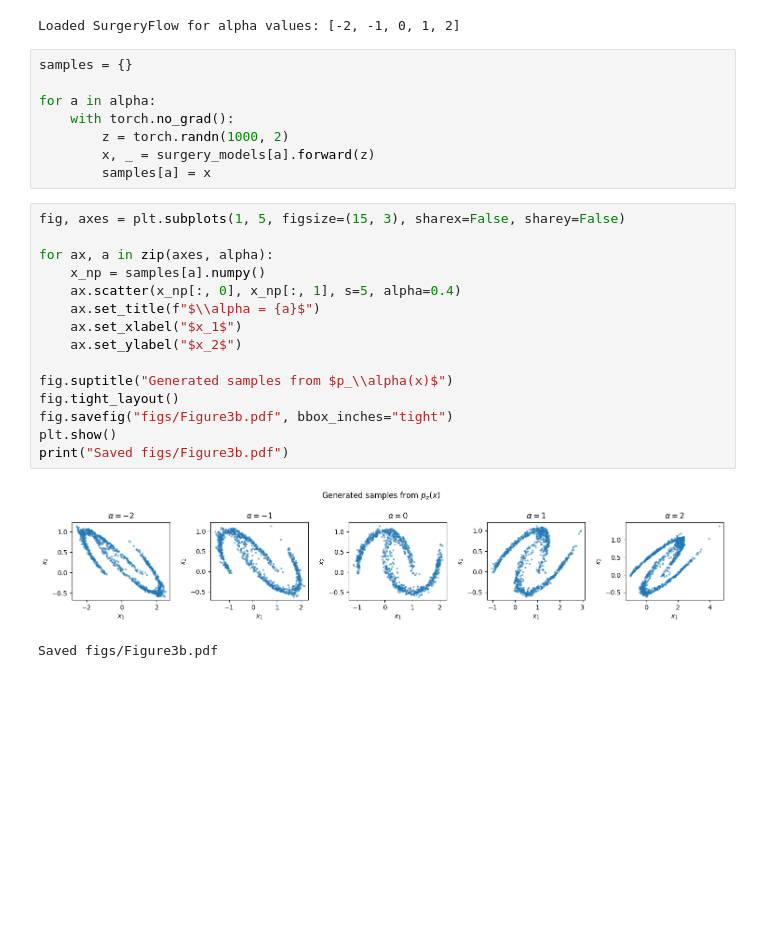
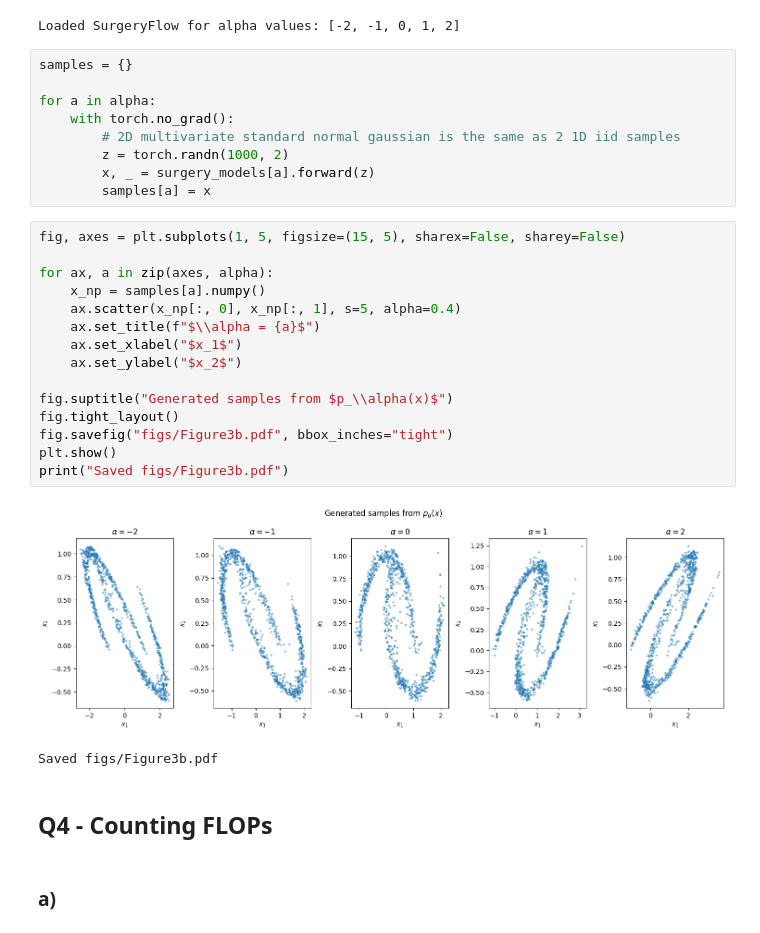
Before and after one commit to rowan-dauria/m2-coursework, a Jupyter notebook: coursework.ipynb, the cells around one changed output. Drawn from its saved outputs; the diff is of its cells as text; blank space fills up the shorter version.

```diff
--- a/coursework.ipynb
+++ b/coursework.ipynb
@@ -417,24 +418,29 @@ samples = {}
 
 for a in alpha:
     with torch.no_grad():
+        # 2D multivariate standard normal gaussian is the same as 2 1D iid samples
         z = torch.randn(1000, 2)
         x, _ = surgery_models[a].forward(z)
         samples[a] = x
 # %%
-fig, axes = plt.subplots(1, 5, figsize=(15, 3), sharex=False, sharey=False)
+fig, axes = plt.subplots(1, 5, figsize=(15, 5), sharex=False, sharey=False)
 
 for ax, a in zip(axes, alpha):
     x_np = samples[a].numpy()
     ax.scatter(x_np[:, 0], x_np[:, 1], s=5, alpha=0.4)
     ax.set_title(f"$\\alpha = {a}$")
     ax.set_xlabel("$x_1$")
     ax.set_ylabel("$x_2$")
 
 fig.suptitle("Generated samples from $p_\\alpha(x)$")
 fig.tight_layout()
 fig.savefig("figs/Figure3b.pdf", bbox_inches="tight")
 plt.show()
 print("Saved figs/Figure3b.pdf")
 # %% [output]
-[figure, old version]
+[figure, new version]
 Saved figs/Figure3b.pdf
+# %% [markdown]
+## Q4 - Counting FLOPs
+# %% [markdown]
+### a)
```
Also changed, not shown: parts of 7 cells of this notebook.
